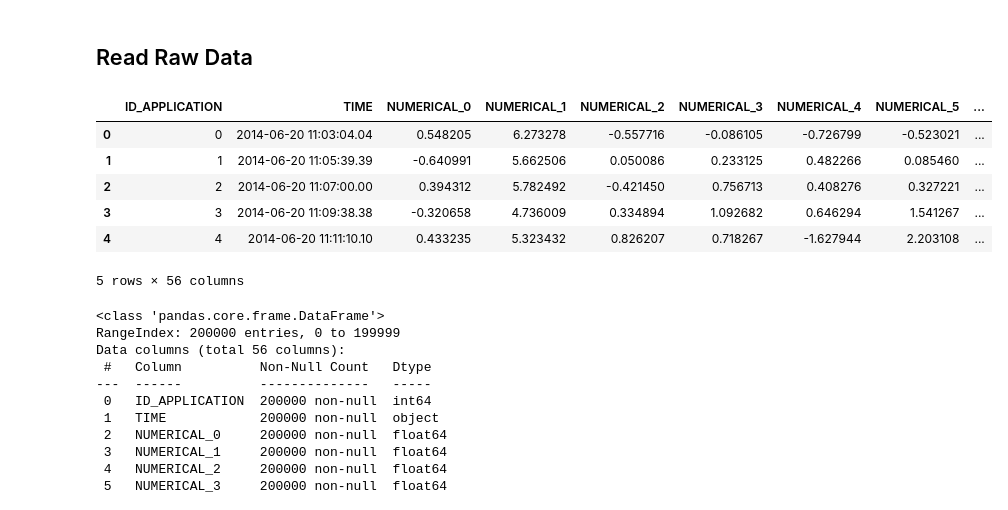
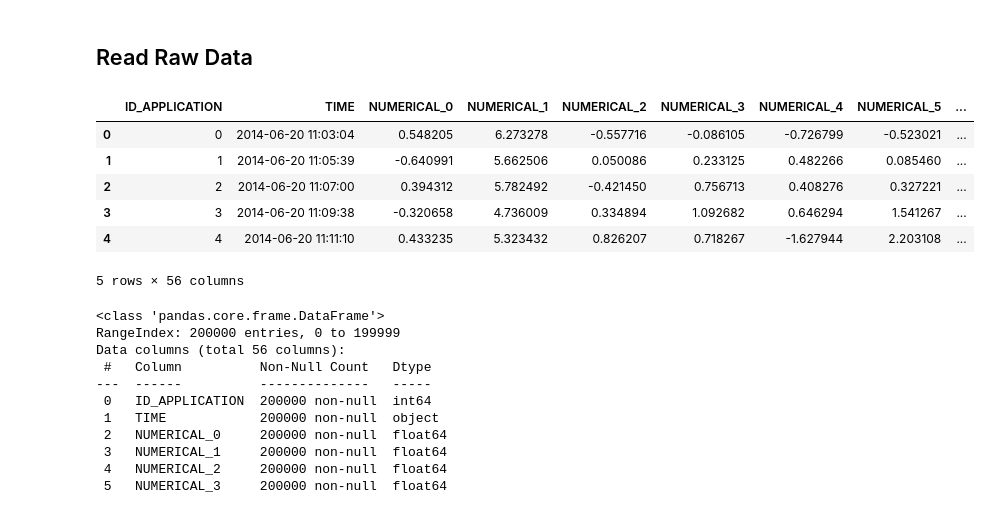
Before and after one commit to duongtruongtrong/hc_ds, a Jupyter notebook: duong_truong_hc_ds_assignment.ipynb, the cells around one changed output. Drawn from its saved outputs; the diff is of its cells as text; code cells hidden in the pictures.

```diff
--- a/duong_truong_hc_ds_assignment.ipynb
+++ b/duong_truong_hc_ds_assignment.ipynb
@@ -5,18 +5,27 @@
 # %%
 import pandas as pd
 
-file_path = 'data\it_data.csv'
+import warnings
+# Suppress FutureWarning messages
+warnings.simplefilter(action='ignore')
 
-df_raw = pd.read_csv(file_path)
+
+file_path_windows = 'data\it_data.csv'
+file_path_linux = 'data/it_data.csv'
+
+try:
+    df_raw = pd.read_csv(file_path_linux)
+except:
+    df_raw = pd.read_csv(file_path_windows)
 
 df_raw.head()
 # %% [output]
 |  | ID_APPLICATION | TIME | NUMERICAL_0 | NUMERICAL_1 | NUMERICAL_2 | NUMERICAL_3 | NUMERICAL_4 | NUMERICAL_5 | ... |
-| 0 | 0 | 2014-06-20 11:03:04.04 | 0.548205 | 6.273278 | -0.557716 | -0.086105 | -0.726799 | -0.523021 | ... |
-| 1 | 1 | 2014-06-20 11:05:39.39 | -0.640991 | 5.662506 | 0.050086 | 0.233125 | 0.482266 | 0.085460 | ... |
-| 2 | 2 | 2014-06-20 11:07:00.00 | 0.394312 | 5.782492 | -0.421450 | 0.756713 | 0.408276 | 0.327221 | ... |
-| 3 | 3 | 2014-06-20 11:09:38.38 | -0.320658 | 4.736009 | 0.334894 | 1.092682 | 0.646294 | 1.541267 | ... |
-| 4 | 4 | 2014-06-20 11:11:10.10 | 0.433235 | 5.323432 | 0.826207 | 0.718267 | -1.627944 | 2.203108 | ... |
+| 0 | 0 | 2014-06-20 11:03:04 | 0.548205 | 6.273278 | -0.557716 | -0.086105 | -0.726799 | -0.523021 | ... |
+| 1 | 1 | 2014-06-20 11:05:39 | -0.640991 | 5.662506 | 0.050086 | 0.233125 | 0.482266 | 0.085460 | ... |
+| 2 | 2 | 2014-06-20 11:07:00 | 0.394312 | 5.782492 | -0.421450 | 0.756713 | 0.408276 | 0.327221 | ... |
+| 3 | 3 | 2014-06-20 11:09:38 | -0.320658 | 4.736009 | 0.334894 | 1.092682 | 0.646294 | 1.541267 | ... |
+| 4 | 4 | 2014-06-20 11:11:10 | 0.433235 | 5.323432 | 0.826207 | 0.718267 | -1.627944 | 2.203108 | ... |
 5 rows × 56 columns
 # %%
 df_raw.info()
```
Also changed, not shown: parts of 37 cells of this notebook.
